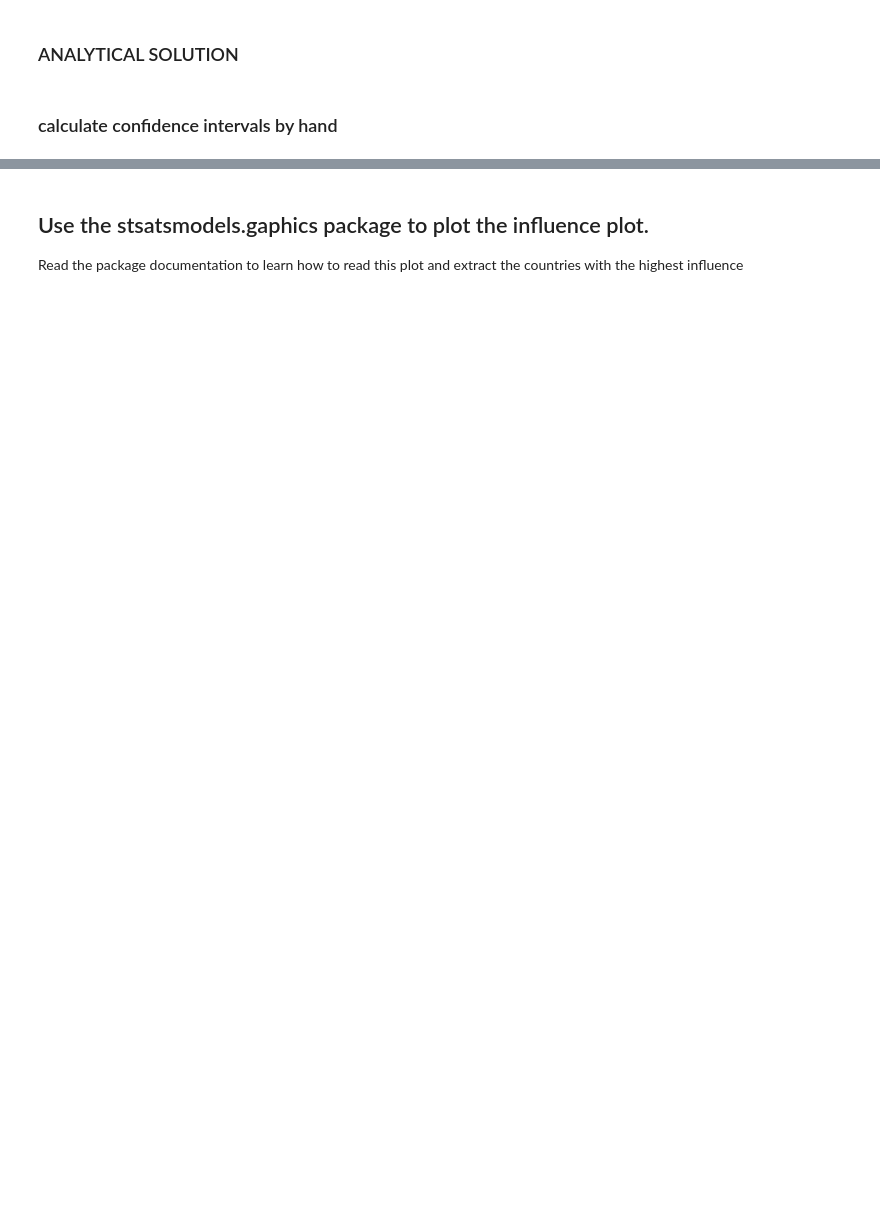
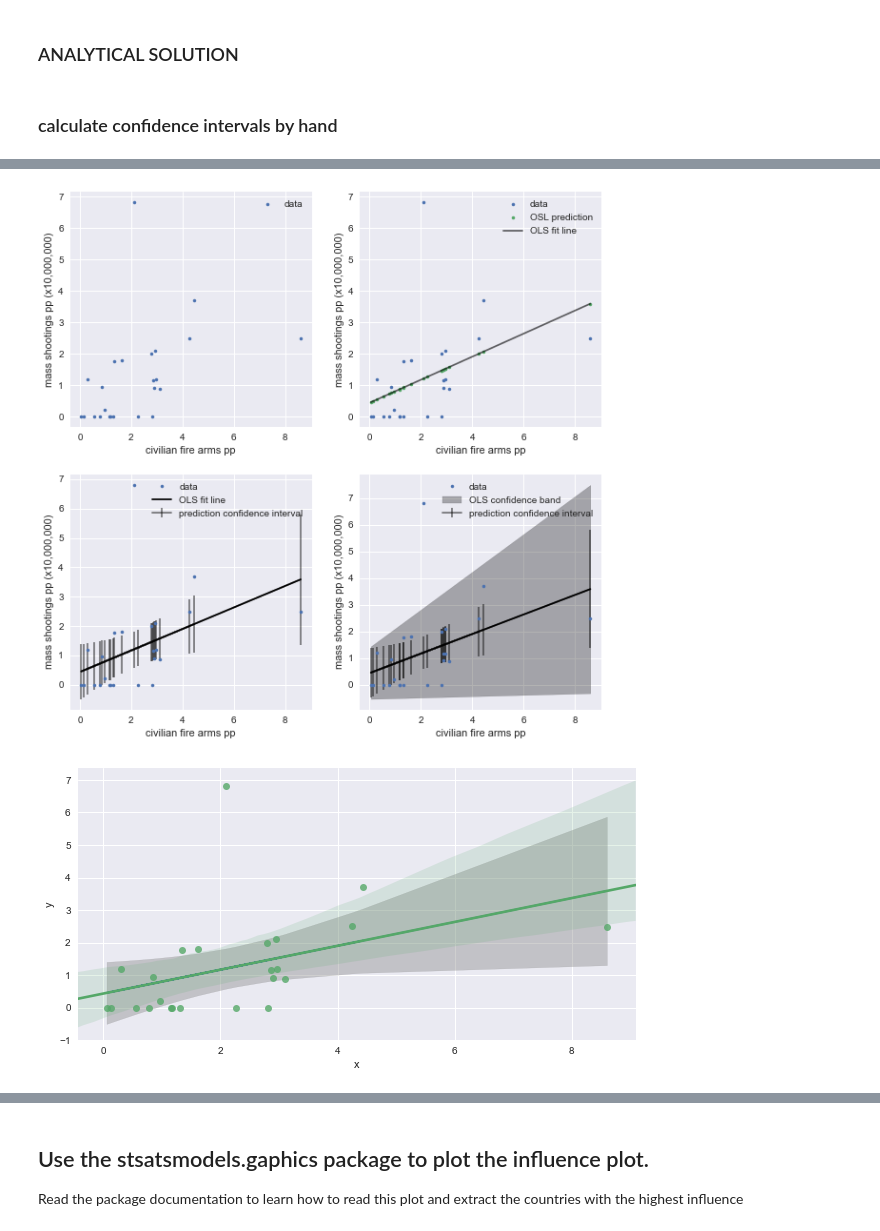
Before and after one commit to fedhere/PUI2017_fb55, a Jupyter notebook: HW5_fb55/Assignment3_solution.ipynb, the cells around one changed output, grey strips where cells are left out. Drawn from its saved outputs; the diff is of its cells as text; code cells hidden in the pictures; blank space fills up the shorter version.

```diff
--- a/HW5_fb55/Assignment3_solution.ipynb
+++ b/HW5_fb55/Assignment3_solution.ipynb
@@ -701,70 +713,81 @@ modelOLS.conf_int()[0].x, modelWLS.conf_int()[0].x
 # %%
-fig = pl.figure()
+fig = pl.figure(figsize=(10,10))
 ax = fig.add_subplot(221)
-ax.plot(df_.x, df_.y, '.')
+ax.plot(df_.x, df_.y, '.', label="data")
+ax.set_ylabel("mass shootings pp (x10,000,000)")
+ax.set_xlabel("civilian fire arms pp")
+pl.legend()
+
 
 ax = fig.add_subplot(222)
-ax.plot(df_.x, df_.y, '.')
+ax.plot(df_.x, df_.y, '.', label="data")
 ax.plot(df_.x,
-        modelOLS.fittedvalues, '.')
+        modelOLS.fittedvalues, '.', label="OSL prediction")
 ax.plot([df_.x.min(), df_.x.max()],
         modelOLS.params[1] * np.array([df_.x.min(), df_.x.max()]) +
-        modelOLS.params[0], 'k-', alpha=0.6)
+        modelOLS.params[0], 'k-', alpha=0.6, label="OLS fit line")
+ax.set_ylabel("mass shootings pp (x10,000,000)")
+ax.set_xlabel("civilian fire arms pp")
+pl.legend()
+
 
 ax = fig.add_subplot(223)
-ax.plot(df_.x, df_.y, '.')
-ax.plot(df_.x,
-        modelOLS.fittedvalues, '.')
+ax.plot(df_.x, df_.y, '.', label="data")
+ax.plot([df_.x.min(), df_.x.max()],
+        modelOLS.params[1] * np.array([df_.x.min(), df_.x.max()]) +
+        modelOLS.params[0], 'k-', label="OLS fit line")
+ax.errorbar(df_.x,
+            modelOLS.fittedvalues, yerr=ci,
+            color='k', alpha=0.5, label="prediction confidence interval")
+ax.set_ylabel("mass shootings pp (x10,000,000)")
+ax.set_xlabel("civilian fire arms pp")
+pl.legend()
+
+ax = fig.add_subplot(224)
+ax.plot(df_.x, df_.y, '.', label="data")
 ax.plot([df_.x.min(), df_.x.max()],
         modelOLS.params[1] * np.array([df_.x.min(), df_.x.max()]) +
         modelOLS.params[0], 'k-')
-ax.fill_between(np.sort(df_.x),
-            modelOLS.params[1] * np.sort(df_.x) + ci + modelOLS.params[0],
-                 modelOLS.params[1] * np.sort(df_.x) - ci + modelOLS.params[0],
-                color='k', alpha=0.2)
-ax = fig.add_subplot(224)
-ax.plot(df_.x, df_.y, '.')
-ax.plot(df_.x,
-        modelOLS.fittedvalues, '.')
-ax.plot([df_.x.min(), df_.x.max()],
-        modelOLS.params[1] * np.array([df_.x.min(), df_.x.max()]) +
-        modelOLS.params[0], 'k-')
-ax.fill_between(np.sort(df_.x),
-            modelOLS.params[1] * np.sort(df_.x) + ci + modelOLS.params[0],
-                 modelOLS.params[1] * np.sort(df_.x) - ci + modelOLS.params[0],
-                color='k', alpha=0.2)
+ax.errorbar(df_.x,
+            modelOLS.fittedvalues, yerr=ci,
+            color='k', alpha=0.5, label="prediction confidence interval")
 ax.fill_between([df_.x.min(), df_.x.max()],
         (modelOLS.conf_int()[0].x) * np.array([df_.x.min(), df_.x.max()]) +
         modelOLS.conf_int()[0].const,
         (modelOLS.conf_int()[1].x) * np.array([df_.x.min(), df_.x.max()]) +
-        modelOLS.conf_int()[1].const, color='k', alpha=0.3)
-pl.figure()
-sns.regplot(x="x", y="y", data=df_);
+        modelOLS.conf_int()[1].const, color='k', alpha=0.3, label="OLS confidence band")
+ax.set_ylabel("mass shootings pp (x10,000,000)")
+ax.set_xlabel("civilian fire arms pp")
+pl.legend()
 
-xx = sm.add_constant(np.sort(df_.x)) # constant intercept term
+
+xx = st.add_constant(np.sort(df_.x))
 axsort = np.argsort(df_.x)
 xsort = df_.x[axsort]
-y_hat = modelOLS.predict(xx) # x is an array from line 12 above
+y_hat = modelOLS.predict(xx) # x is an array
 
 y_err = df_.y[axsort] - y_hat
 
 mean_x = xx.T[1].mean()
 
 nn = len(xx)
-
+#degreed of freedom: numbr of points - number of model parameters
 dof = nn - modelOLS.df_model - 1
 
 t = stats.t.ppf(1-0.025, df=dof)
 
 s_err = np.sum(np.power(y_err, 2))
 
-conf = t * np.sqrt((s_err/(nn-2))*(1.0/nn + (np.power((xsort-mean_x),2) /
-     ((np.sum(np.power(xsort,2))) - nn*(np.power(mean_x,2))))))
+conf = t * np.sqrt((s_err / (nn - 2))*(1.0 / nn + (np.power((xsort - mean_x),2) /
+     ((np.sum(np.power(xsort, 2))) - nn*(np.power(mean_x, 2))))))
 upper = y_hat + conf
 lower = y_hat - conf
-pl.figure()
-pl.plot(df_.x, df_.y, '.')
+pl.figure(figsize=(10,5))
+#pl.plot(df_.x, df_.y, '.')
 pl.plot(df_.x,
         modelOLS.fittedvalues, '-')
-pl.fill_between(df_.x[axsort], lower, upper, color='#888888', alpha=0.4)
+pl.fill_between(df_.x[axsort], lower, upper, color='#888888', alpha=0.4, label="manual confidence")
 sns.regplot(x="x", y="y", data=df_);
+# %% [output]
+[figure, added]
+[figure, added]
```
Also changed, not shown: parts of 23 cells of this notebook.
